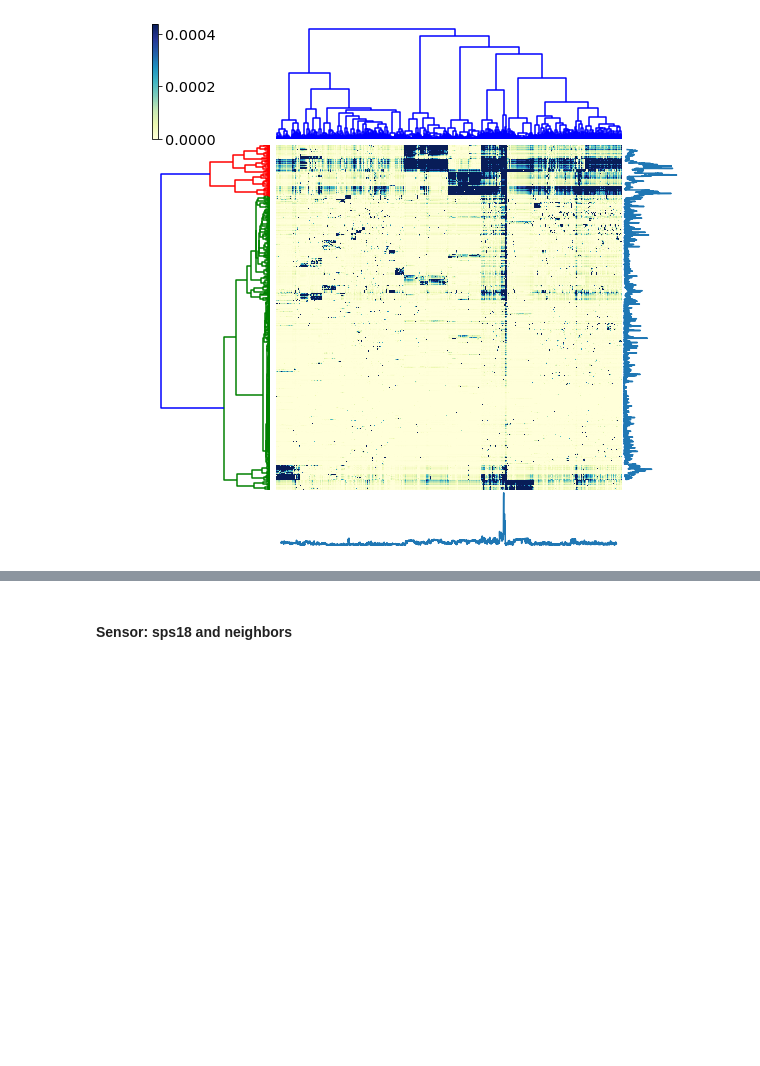
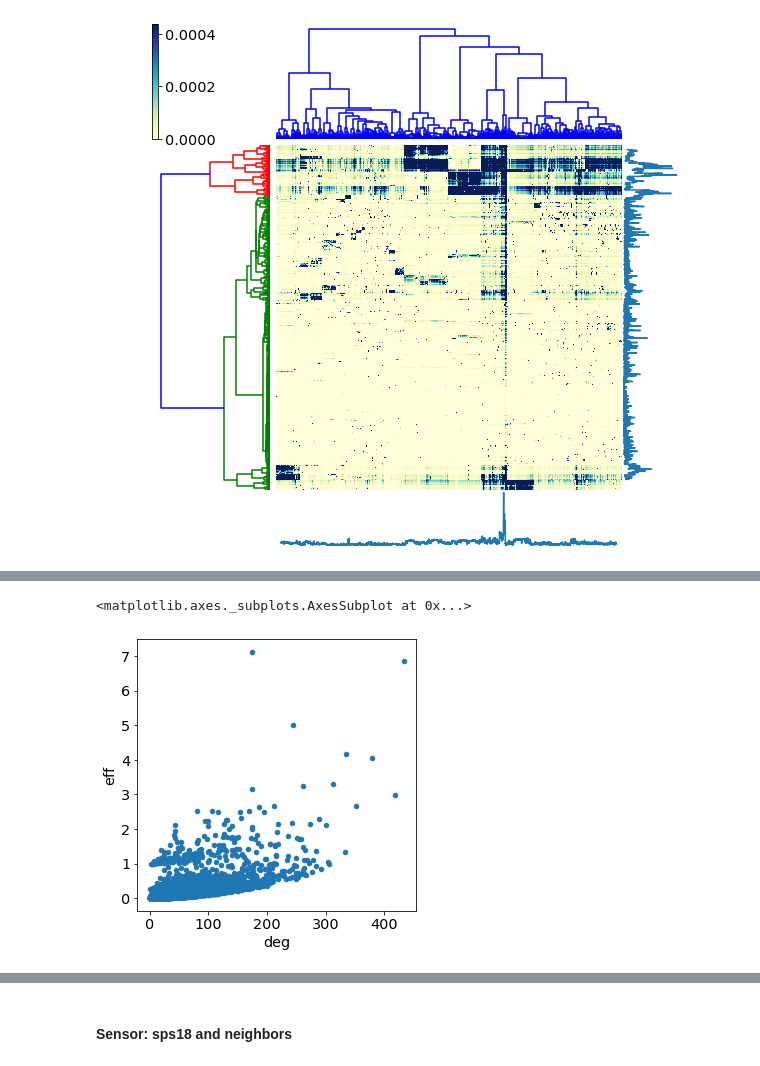
Before and after one commit to oacar/enm_package, a Jupyter notebook: notebooks/03-PRS_costanzo_07132020.ipynb, the cells around one changed output, grey strips where cells are left out. Saved outputs shown, nothing was run; the diff lists cells and outputs as text; code cells hidden in the pictures; blank space fills up the shorter version.

```diff
--- a/notebooks/03-PRS_costanzo_07132020.ipynb
+++ b/notebooks/03-PRS_costanzo_07132020.ipynb
@@ -86,5 +88,7 @@ df=e_pcc.df
 # %%
 df['norm_eff'] =  df.eff/df.deg
+# %%
+sensors = df.loc[df.sens>np.quantile(df.sens,0.99)]
 # %%
 fig, ax = plt.subplots(1,2, figsize = (10,5))
 df.plot.scatter('deg', 'norm_eff', ax=ax[0])
@@ -142,0 +165,3 @@ e_pcc.heatmap_annotated()
+# %%
+with open('data/interim/gi_0827/gi.pickle','rb') as f:
+    e_gi = pickle.load(f)
@@ -142,0 +178,9 @@ e_pcc.heatmap_annotated()
+# %%
+sensors_on_gi = e_gi.df.loc[e_gi.df.orf_name.isin(sensors.orf_name.values)]
+# %%
+e_gi.df['is_pcc_sensor'] = np.where(e_gi.df.orf_name.isin(sensors_on_gi.orf_name),True,False)
+# %%
+e_gi.df.plot.scatter('deg','eff')
+# %% [output]
+<matplotlib.axes._subplots.AxesSubplot at 0x...>
+[figure, added]
```
Also changed, not shown: parts of 22 cells of this notebook.
